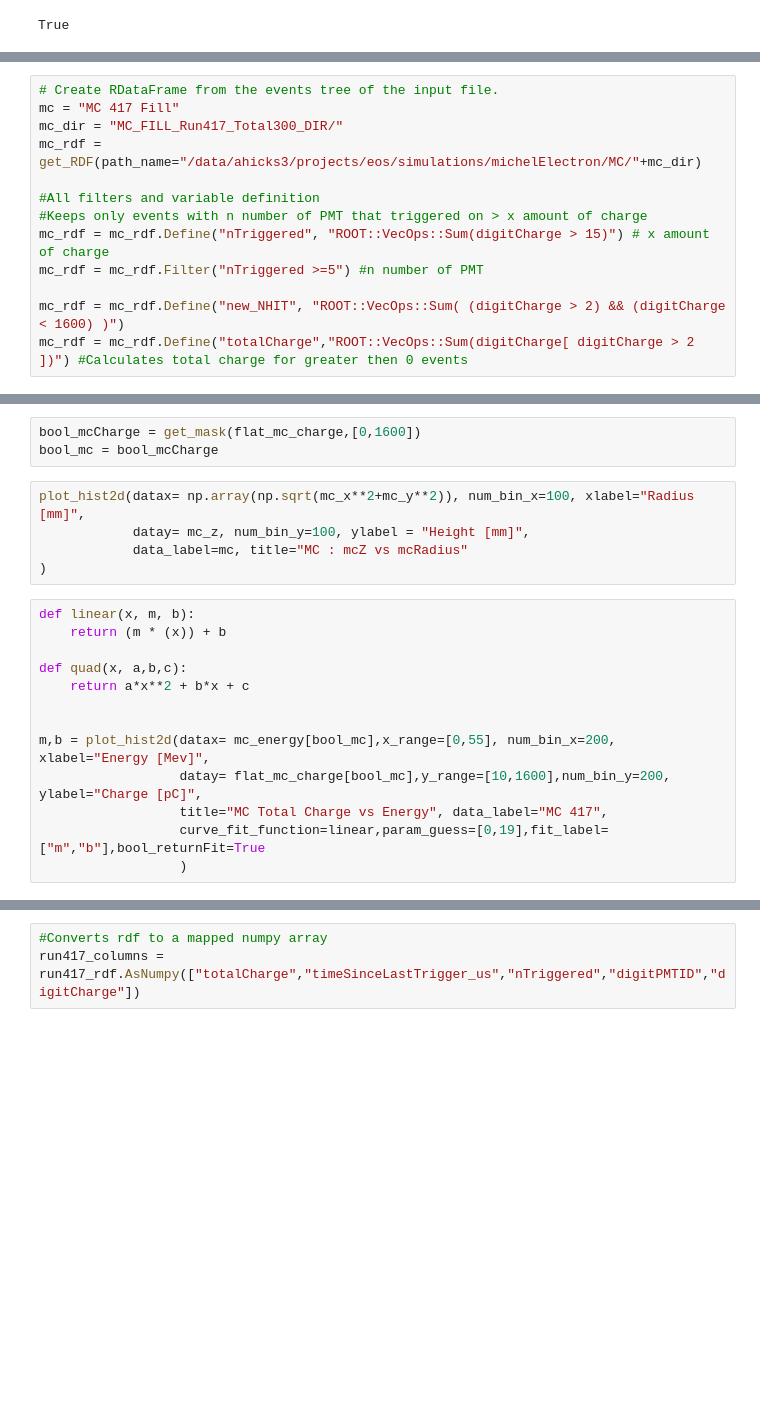
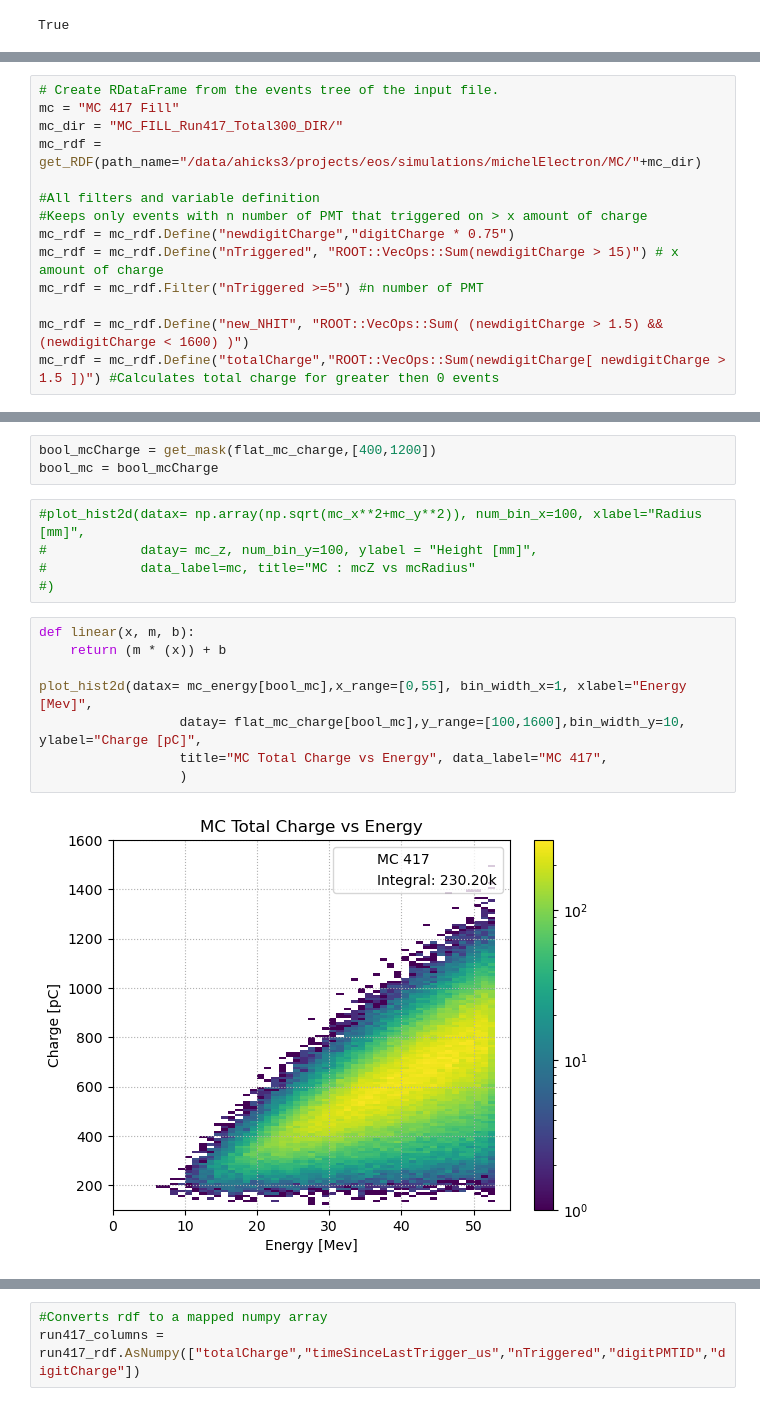
Before and after one commit to wtoslac/EosAnalyses, a Jupyter notebook: Austin/micheal_electron_analysis.ipynb, the cells around one changed output, grey strips where cells are left out. Drawn from its saved outputs; the diff is of its cells as text; blank space fills up the shorter version.

```diff
--- a/Austin/micheal_electron_analysis.ipynb
+++ b/Austin/micheal_electron_analysis.ipynb
@@ -415,9 +461,10 @@ mc_rdf = get_RDF(path_name="/data/ahicks3/projects/eos/simulations/michelElectro
 
 #All filters and variable definition
 #Keeps only events with n number of PMT that triggered on > x amount of charge
-mc_rdf = mc_rdf.Define("nTriggered", "ROOT::VecOps::Sum(digitCharge > 15)") # x amount of charge
+mc_rdf = mc_rdf.Define("newdigitCharge","digitCharge * 0.75")
+mc_rdf = mc_rdf.Define("nTriggered", "ROOT::VecOps::Sum(newdigitCharge > 15)") # x amount of charge
 mc_rdf = mc_rdf.Filter("nTriggered >=5") #n number of PMT
 
-mc_rdf = mc_rdf.Define("new_NHIT", "ROOT::VecOps::Sum( (digitCharge > 2) && (digitCharge < 1600) )")
-mc_rdf = mc_rdf.Define("totalCharge","ROOT::VecOps::Sum(digitCharge[ digitCharge > 2 ])") #Calculates total charge for greater then 0 events
+mc_rdf = mc_rdf.Define("new_NHIT", "ROOT::VecOps::Sum( (newdigitCharge > 1.5) && (newdigitCharge < 1600) )")
+mc_rdf = mc_rdf.Define("totalCharge","ROOT::VecOps::Sum(newdigitCharge[ newdigitCharge > 1.5 ])") #Calculates total charge for greater then 0 events
 # %%
@@ -440,26 +487,23 @@ mc_z = mc_columns["mcz"]
 #get_particle_count(abs(mc_pdgID))
 #print(len(mc_nhits))
 # %%
-bool_mcCharge = get_mask(flat_mc_charge,[0,1600])
+bool_mcCharge = get_mask(flat_mc_charge,[400,1200])
 bool_mc = bool_mcCharge
 # %%
-plot_hist2d(datax= np.array(np.sqrt(mc_x**2+mc_y**2)), num_bin_x=100, xlabel="Radius [mm]",
-            datay= mc_z, num_bin_y=100, ylabel = "Height [mm]",
-            data_label=mc, title="MC : mcZ vs mcRadius"
-)
+#plot_hist2d(datax= np.array(np.sqrt(mc_x**2+mc_y**2)), num_bin_x=100, xlabel="Radius [mm]",
+#            datay= mc_z, num_bin_y=100, ylabel = "Height [mm]",
+#            data_label=mc, title="MC : mcZ vs mcRadius"
+#)
 # %%
 def linear(x, m, b):
     return (m * (x)) + b
 
-def quad(x, a,b,c):
-    return a*x**2 + b*x + c
-
-
-m,b = plot_hist2d(datax= mc_energy[bool_mc],x_range=[0,55], num_bin_x=200, xlabel="Energy [Mev]",
-                  datay= flat_mc_charge[bool_mc],y_range=[10,1600],num_bin_y=200, ylabel="Charge [pC]",
+plot_hist2d(datax= mc_energy[bool_mc],x_range=[0,55], bin_width_x=1, xlabel="Energy [Mev]",
+                  datay= flat_mc_charge[bool_mc],y_range=[100,1600],bin_width_y=10, ylabel="Charge [pC]",
                   title="MC Total Charge vs Energy", data_label="MC 417",
-                  curve_fit_function=linear,param_guess=[0,19],fit_label=["m","b"],bool_returnFit=True
                   )
+# %% [output]
+[figure, added]
 # %%
 #Pulls the file
 run417_rdf = r.RDataFrame("output", "/data/eos/run417/data-417.root")
```
Also changed, not shown: parts of 17 cells of this notebook.
